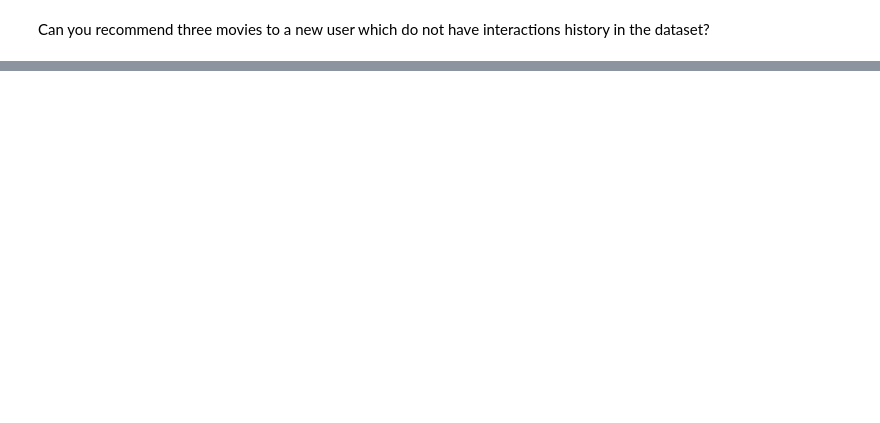
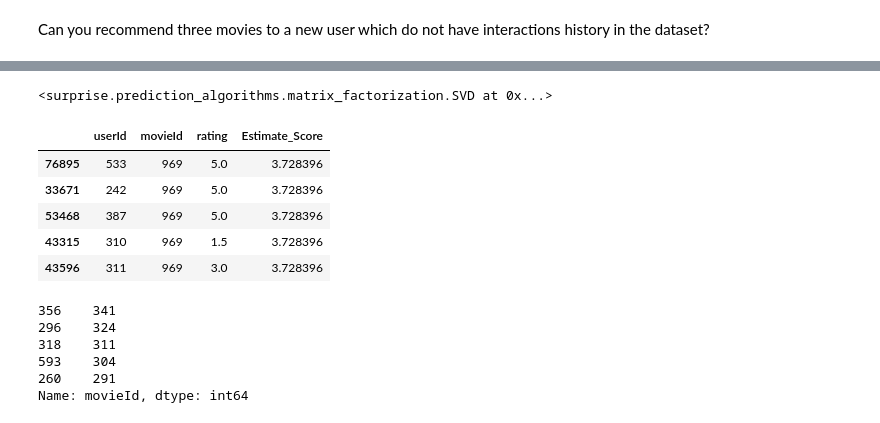
Before and after one commit to felixodette/Recommender-engine, a Jupyter notebook: building_a_recommendation_system.ipynb, the cells around one changed output, grey strips where cells are left out. Saved outputs shown, nothing was run; the diff lists cells and outputs as text; code cells hidden in the pictures; blank space fills up the shorter version.

```diff
--- a/building_a_recommendation_system.ipynb
+++ b/building_a_recommendation_system.ipynb
@@ -176,0 +220,9 @@ Can you recommend three movies to a new user which do not have interactions hist
+# %%
+# import required packages
+from surprise import Reader, Dataset, SVD
+from surprise.model_selection.validation import cross_validate
+
+reader=Reader()
+
+data = Dataset.load_from_df(df[['userId','movieId','rating']], reader)
+svd=SVD()
@@ -176,0 +252,30 @@ Can you recommend three movies to a new user which do not have interactions hist
+# %%
+# train the data
+trainset = data.build_full_trainset()
+svd.fit(trainset)
+# %% [output]
+<surprise.prediction_algorithms.matrix_factorization.SVD at 0x...>
+# %%
+# make a copy of the dataframe and make predictions on user_id
+movies = df.copy()
+movies['Estimate_Score'] = movies['movieId'].apply(lambda x: svd.predict(1, x).est)
+# %%
+# sort recommended list in descending estimate_score order and get first 5 recommendations
+movies = movies.sort_values(by=['Estimate_Score'], ascending=False)
+movies.head()
+# %% [output]
+|  | userId | movieId | rating | Estimate_Score |
+| 76895 | 533 | 969 | 5.0 | 3.728396 |
+| 33671 | 242 | 969 | 5.0 | 3.728396 |
+| 53468 | 387 | 969 | 5.0 | 3.728396 |
+| 43315 | 310 | 969 | 1.5 | 3.728396 |
+| 43596 | 311 | 969 | 3.0 | 3.728396 |
+# %%
+movies.movieId.value_counts().head()
+# %% [output]
+356    341
+296    324
+318    311
+593    304
+260    291
+Name: movieId, dtype: int64
```
Also changed, not shown: parts of 13 cells of this notebook.
